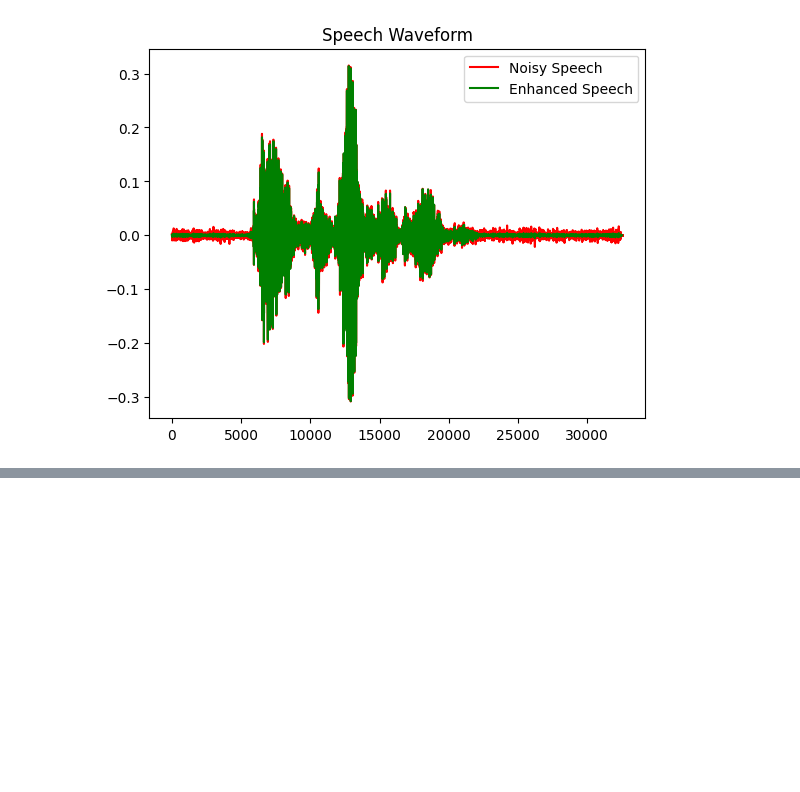
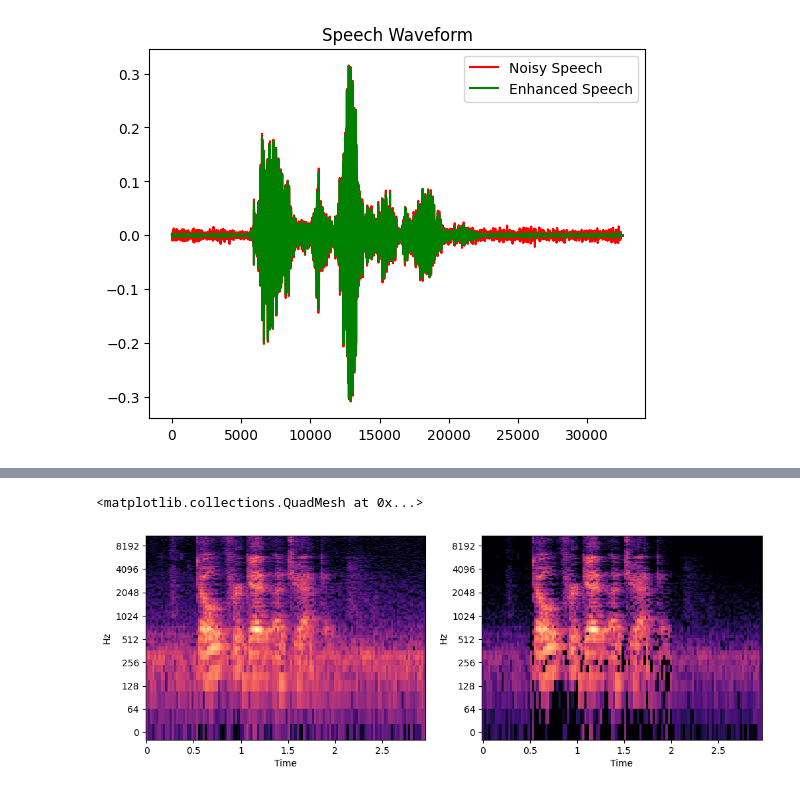
Before and after one commit to juemrami/audio-denoiser, a Jupyter notebook: src/scripts/wiener_filter.ipynb, the cells around one changed output, grey strips where cells are left out. Cells and saved outputs as stored; diff of their text form; code cells hidden in the pictures; blank space fills up the shorter version.

```diff
--- a/src/scripts/wiener_filter.ipynb
+++ b/src/scripts/wiener_filter.ipynb
@@ -115,0 +113,10 @@ ipd.Audio(x_out, rate=sr)
+# %%
+import librosa.display
+plt.figure(figsize=(12, 4))
+plt.subplot(1, 2, 1)
+librosa.display.specshow(librosa.amplitude_to_db(abs(X), ref=np.max), y_axis='log', x_axis='time')
+plt.subplot(1, 2, 2)
+librosa.display.specshow(librosa.amplitude_to_db(abs(X_out), ref=np.max), y_axis='log', x_axis='time')
+# %% [output]
+<matplotlib.collections.QuadMesh at 0x...>
+[figure, added]
```
Also changed, not shown: parts of 1 cell of this notebook, 2 other files.
